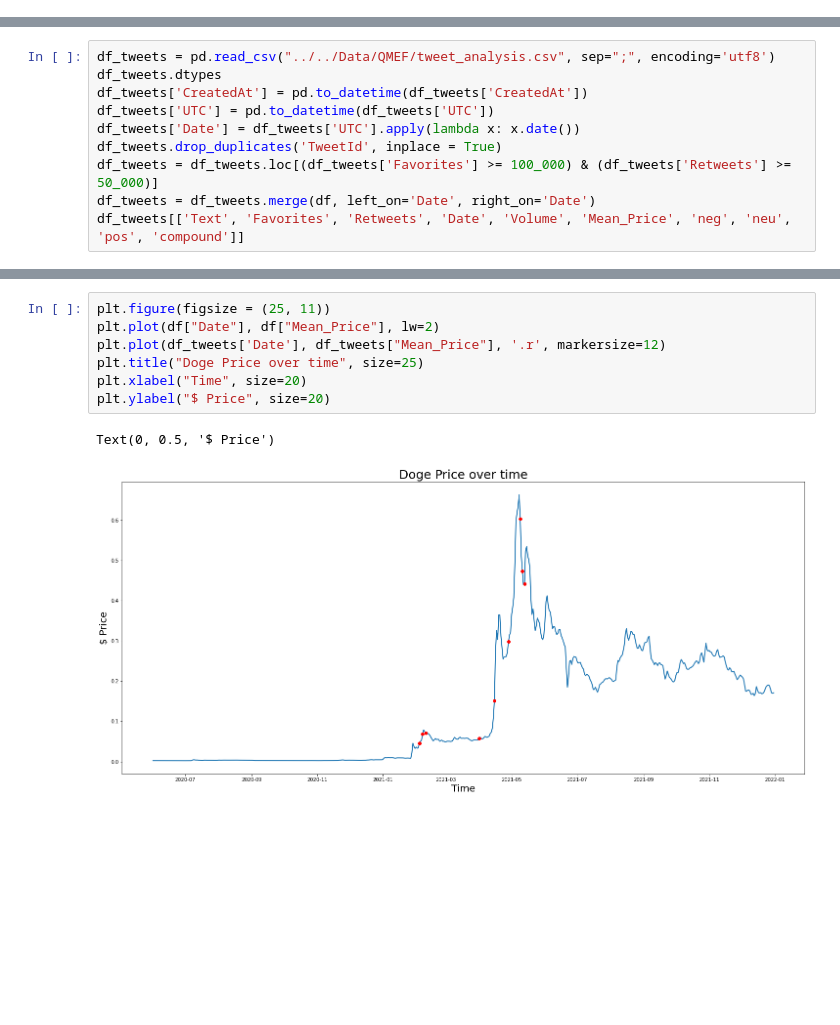
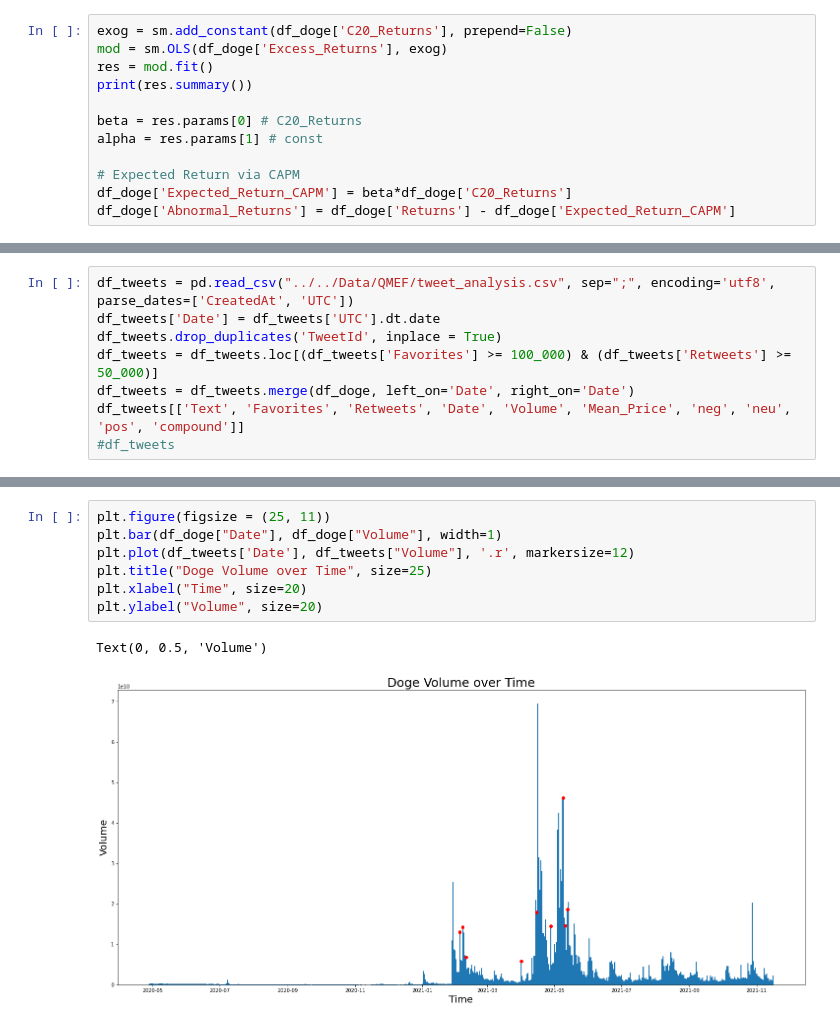
Before and after one commit to Zin9zan9/QMEF, a Jupyter notebook: doge_usd_cleaning.ipynb, the cells around one changed output, grey strips where cells are left out. Saved outputs shown, nothing was run; the diff lists cells and outputs as text; blank space fills up the shorter version.

Commit message:
CAPM Analyse

```diff
--- a/doge_usd_cleaning.ipynb
+++ b/doge_usd_cleaning.ipynb
@@ -17,0 +79,12 @@ df['Date'] = df['Date'] = df['Date'].apply(lambda x: x.date())
+# %%
+exog = sm.add_constant(df_doge['C20_Returns'], prepend=False)
+mod = sm.OLS(df_doge['Excess_Returns'], exog)
+res = mod.fit()
+print(res.summary())
+
+beta = res.params[0] # C20_Returns
+alpha = res.params[1] # const
+
+# Expected Return via CAPM
+df_doge['Expected_Return_CAPM'] = beta*df_doge['C20_Returns']
+df_doge['Abnormal_Returns'] = df_doge['Returns'] - df_doge['Expected_Return_CAPM']
@@ -18,13 +109,11 @@ df['Date'] = df['Date'] = df['Date'].apply(lambda x: x.date())
 # %%
-df_tweets = pd.read_csv("../../Data/QMEF/tweet_analysis.csv", sep=";", encoding='utf8')
-df_tweets.dtypes
-df_tweets['CreatedAt'] = pd.to_datetime(df_tweets['CreatedAt'])
-df_tweets['UTC'] = pd.to_datetime(df_tweets['UTC'])
-df_tweets['Date'] = df_tweets['UTC'].apply(lambda x: x.date())
+df_tweets = pd.read_csv("../../Data/QMEF/tweet_analysis.csv", sep=";", encoding='utf8', parse_dates=['CreatedAt', 'UTC'])
+df_tweets['Date'] = df_tweets['UTC'].dt.date
 df_tweets.drop_duplicates('TweetId', inplace = True)
 df_tweets = df_tweets.loc[(df_tweets['Favorites'] >= 100_000) & (df_tweets['Retweets'] >= 50_000)]
-df_tweets = df_tweets.merge(df, left_on='Date', right_on='Date')
+df_tweets = df_tweets.merge(df_doge, left_on='Date', right_on='Date')
 df_tweets[['Text', 'Favorites', 'Retweets', 'Date', 'Volume', 'Mean_Price', 'neg', 'neu', 'pos', 'compound']]
+#df_tweets
 # %% [output]
 |  | Text | Favorites | Retweets | Date | Volume | Mean_Price | neg | neu | pos | compound |
 | 0 | Bought some Dogecoin for lil X, s... | 548940 | 59215 | 2021-02-10 | 6.785088e+09 | 0.071503 | 0.000 | 1.000 | 0.000 | 0.0000 |
@@ -40,10 +165,10 @@ df_tweets[['Text', 'Favorites', 'Retweets', 'Date', 'Volume', 'Mean_Price', 'neg
 # %%
 plt.figure(figsize = (25, 11))
-plt.plot(df["Date"], df["Mean_Price"], lw=2)
-plt.plot(df_tweets['Date'], df_tweets["Mean_Price"], '.r', markersize=12)
-plt.title("Doge Price over time", size=25)
+plt.bar(df_doge["Date"], df_doge["Volume"], width=1)
+plt.plot(df_tweets['Date'], df_tweets["Volume"], '.r', markersize=12)
+plt.title("Doge Volume over Time", size=25)
 plt.xlabel("Time", size=20)
-plt.ylabel("$ Price", size=20)
+plt.ylabel("Volume", size=20)
 # %% [output]
-Text(0, 0.5, '$ Price')
+Text(0, 0.5, 'Volume')
-[figure, old version]
+[figure, new version]
```
Also changed, not shown: parts of 15 cells of this notebook, 1 other file.
